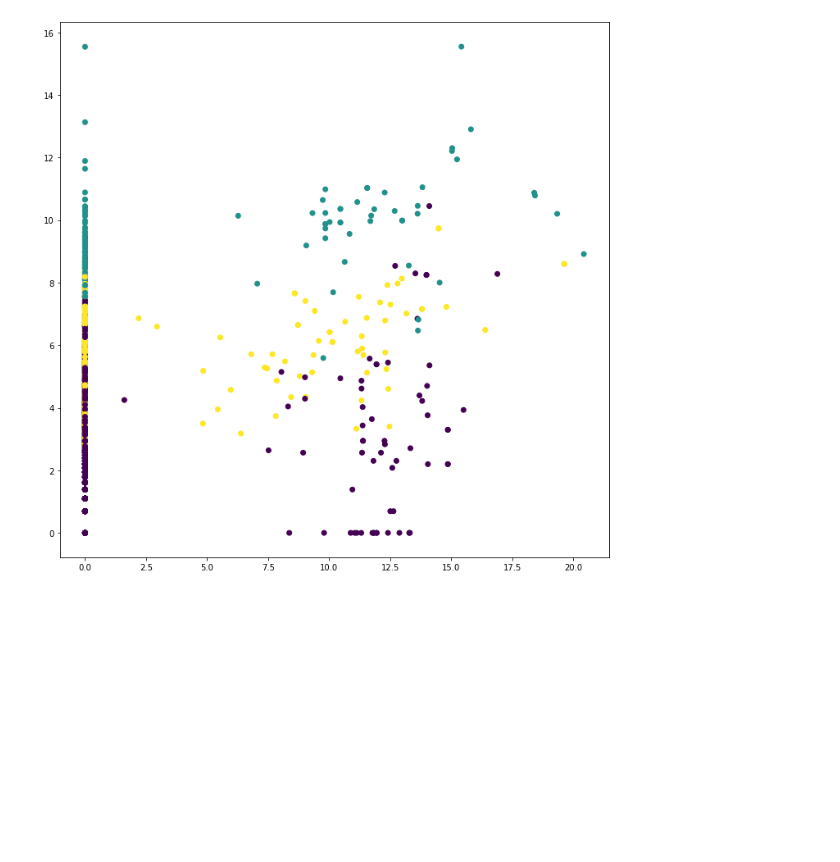
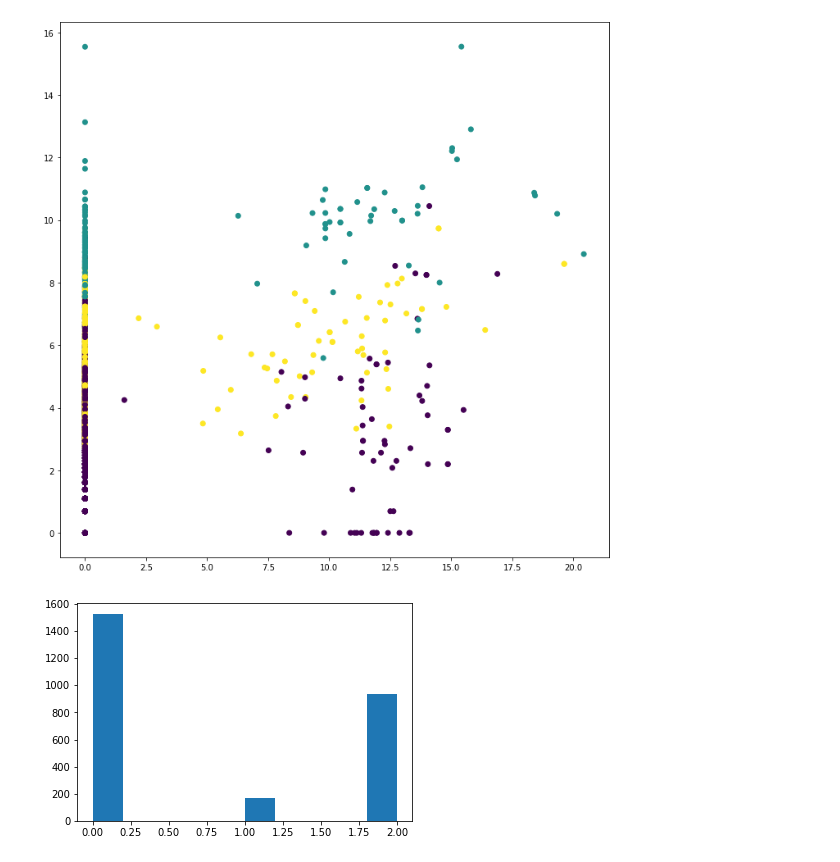
Before and after one commit to Deadman-DAO/Web3HackerNetwork, a Jupyter notebook: sandbox/notebooks/bob/commit_stat_engineering.ipynb, the cells around one changed output. Cells and saved outputs as stored; diff of their text form; code cells hidden in the pictures; blank space fills up the shorter version.

```diff
--- a/sandbox/notebooks/bob/commit_stat_engineering.ipynb
+++ b/sandbox/notebooks/bob/commit_stat_engineering.ipynb
@@ -189,3 +189,8 @@ plt.scatter(x_values, y_values, c=y_pred)
 plt.show()
 # %% [output]
 [figure]
+# %%
+plt.hist(y_pred)
+plt.show()
+# %% [output]
+[figure, added]
```
Also changed, not shown: parts of 1 cell of this notebook.
